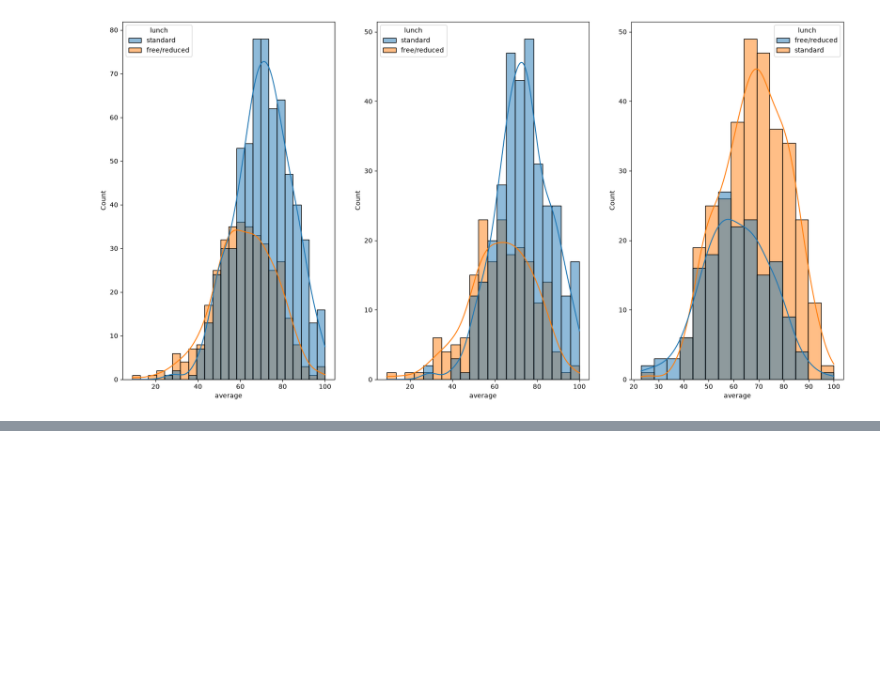
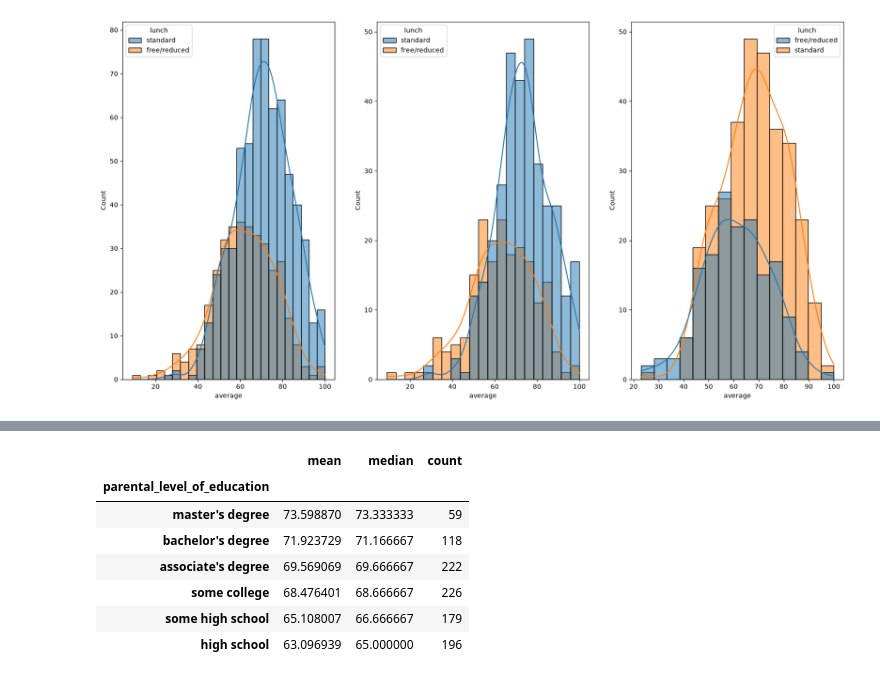
Before and after one commit to ShivamDevHere/student-math-score-prediction, a Jupyter notebook: notebook/01-eda.ipynb, the cells around one changed output, grey strips where cells are left out. Drawn from its saved outputs; the diff is of its cells as text; code cells hidden in the pictures; blank space fills up the shorter version.

```diff
--- a/notebook/01-eda.ipynb
+++ b/notebook/01-eda.ipynb
@@ -232,0 +247,16 @@ sns.histplot(data=df[df.gender == 'male'],
+# %%
+# Mean, Median and Student Count
+parent_group = df.groupby('parental_level_of_education')['average'].agg(
+    ['mean', 'median', 'count']
+).sort_values(by='mean', ascending=False)
+
+parent_group
+# %% [output]
+|  | mean | median | count |
+| parental_level_of_education |  |  |  |
+| master's degree | 73.598870 | 73.333333 | 59 |
+| bachelor's degree | 71.923729 | 71.166667 | 118 |
+| associate's degree | 69.569069 | 69.666667 | 222 |
+| some college | 68.476401 | 68.666667 | 226 |
+| some high school | 65.108007 | 66.666667 | 179 |
+| high school | 63.096939 | 65.000000 | 196 |
```
Also changed, not shown: parts of 4 cells of this notebook.
